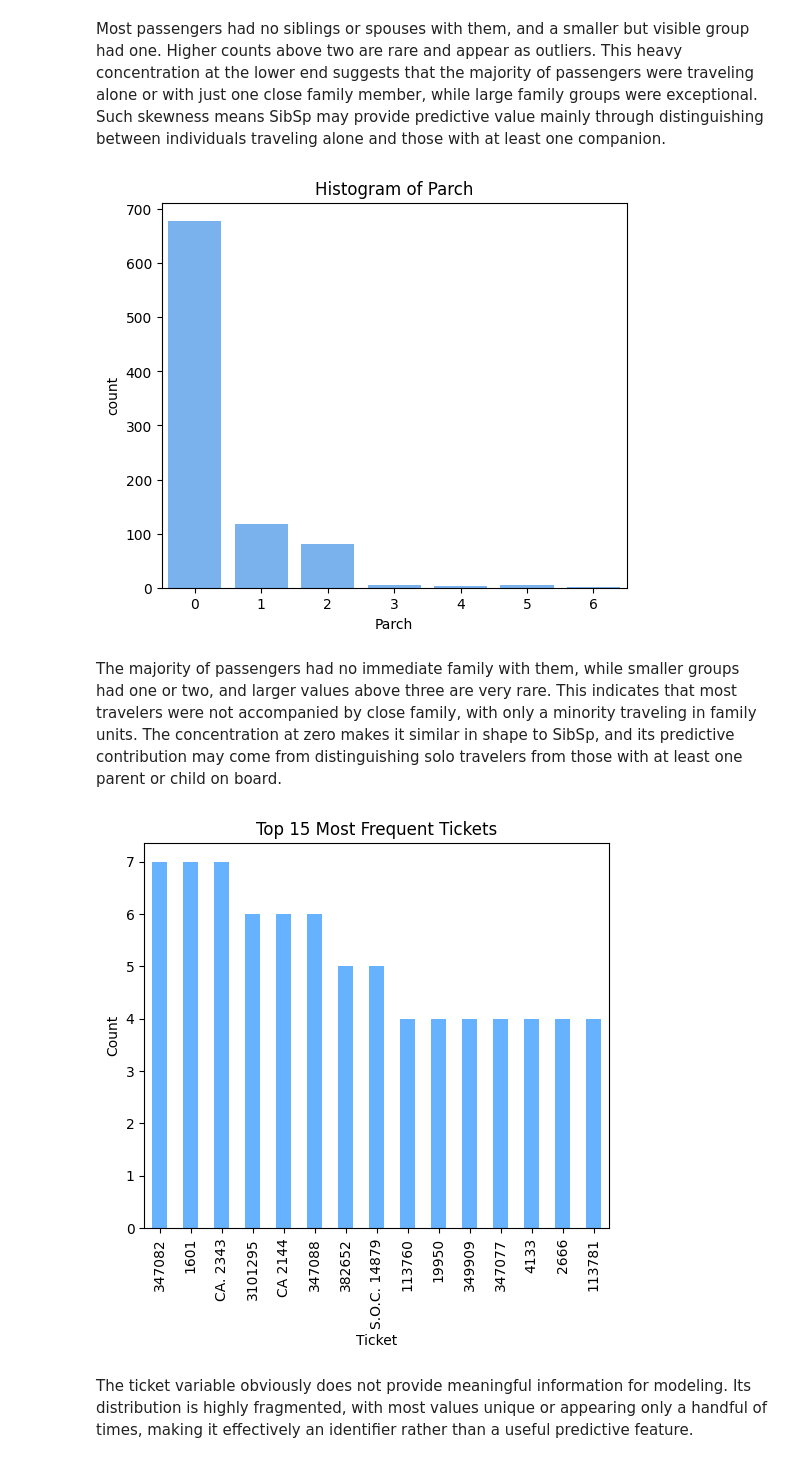
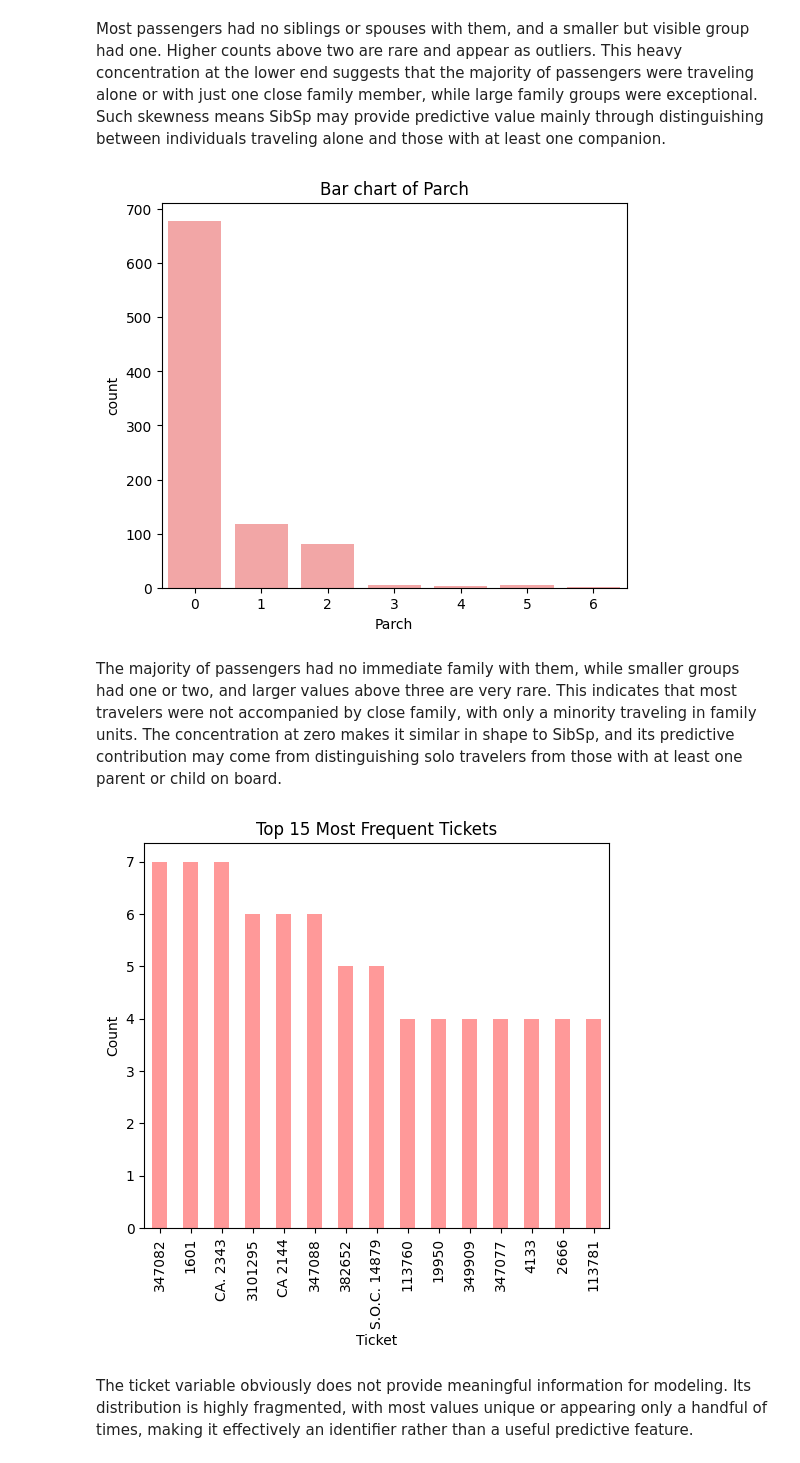
Before and after one commit to fede-giorgi/Transformer_is_All_You_Need, a Jupyter notebook: project.ipynb, the cells around one changed output. Saved outputs shown, nothing was run; the diff lists cells and outputs as text; code cells hidden in the pictures.

```diff
--- a/project.ipynb
+++ b/project.ipynb
@@ -76,6 +76,8 @@ df_train0.head()
 | 4 | 5 | 0 | 3 | Allen, Mr. William Henry | male | 35.0 | 0 | 0 | 373450 | 8.0500 | ... |
 # %% [markdown]
 ### 1.1 Univariate Data Analysis
+# %%
+colors = ["#FF9999", "#66B2FF", "#99FF99", "#FFFF99", "#CC99FF"]
 # %% [markdown]
 #### 1.1.1 Survival distribution
 # %%
@@ -112,15 +114,13 @@ The survival variable shows a clear imbalance, with about 62% of passengers not
 #### 1.1.2 Demographic variables
 # %%
 fig, axes = plt.subplots(1, 2, figsize=(12, 5))
-
 order = [1, 2, 3]
-colors = ["#66B2FF", "#99FF99", "#FF9999"]
 
 # Pie chart
 df_train0["Pclass"].value_counts(normalize=True).reindex(order).plot(
     kind="pie",
     autopct="%1.1f%%",
-    colors=colors,
+    colors=colors[:3],
     ax=axes[0]
 )
 axes[0].set_ylabel("")
@@ -131,7 +131,7 @@ sns.countplot(
     x="Pclass",
     data=df_train0,
     order=order,
-    palette=colors,
+    palette=colors[:3],
     ax=axes[1],
     hue="Pclass",
     legend=False
@@ -196,23 +213,30 @@ plt.show()
 # %% [markdown]
 Most passengers had no siblings or spouses with them, and a smaller but visible group had one. Higher counts above two are rare and appear as outliers. This heavy concentration at the lower end suggests that the majority of passengers were traveling alone or with just one close family member, while large family groups were exceptional. Such skewness means SibSp may provide predictive value mainly through distinguishing between individuals traveling alone and those with at least one companion.
 # %%
+# Bar chart
 plt.figure(figsize=(6, 5))
-sns.countplot(x="Parch", data=df_train0, color="#66B2FF")
-plt.title("Histogram of Parch")
+sns.countplot(
+    x="Parch",
+    data=df_train0,
+    color=colors[0])
+plt.title("Bar chart of Parch")
 plt.show()
 # %% [output]
-[figure, old version]
+[figure, new version]
 # %% [markdown]
 The majority of passengers had no immediate family with them, while smaller groups had one or two, and larger values above three are very rare. This indicates that most travelers were not accompanied by close family, with only a minority traveling in family units. The concentration at zero makes it similar in shape to SibSp, and its predictive contribution may come from distinguishing solo travelers from those with at least one parent or child on board.
 # %%
+# Bar chart
 plt.figure(figsize=(6, 5))
-df_train0["Ticket"].value_counts().head(15).plot(kind="bar", color="#66B2FF")
+df_train0["Ticket"].value_counts().head(15).plot(
+    kind="bar",
+    color=colors[0])
 plt.title("Top 15 Most Frequent Tickets")
 plt.xlabel("Ticket")
 plt.ylabel("Count")
 plt.show()
 # %% [output]
-[figure, old version]
+[figure, new version]
 # %% [markdown]
 The ticket variable obviously does not provide meaningful information for modeling. Its distribution is highly fragmented, with most values unique or appearing only a handful of times, making it effectively an identifier rather than a useful predictive feature.
 # %%
```
Also changed, not shown: parts of 34 cells of this notebook.
